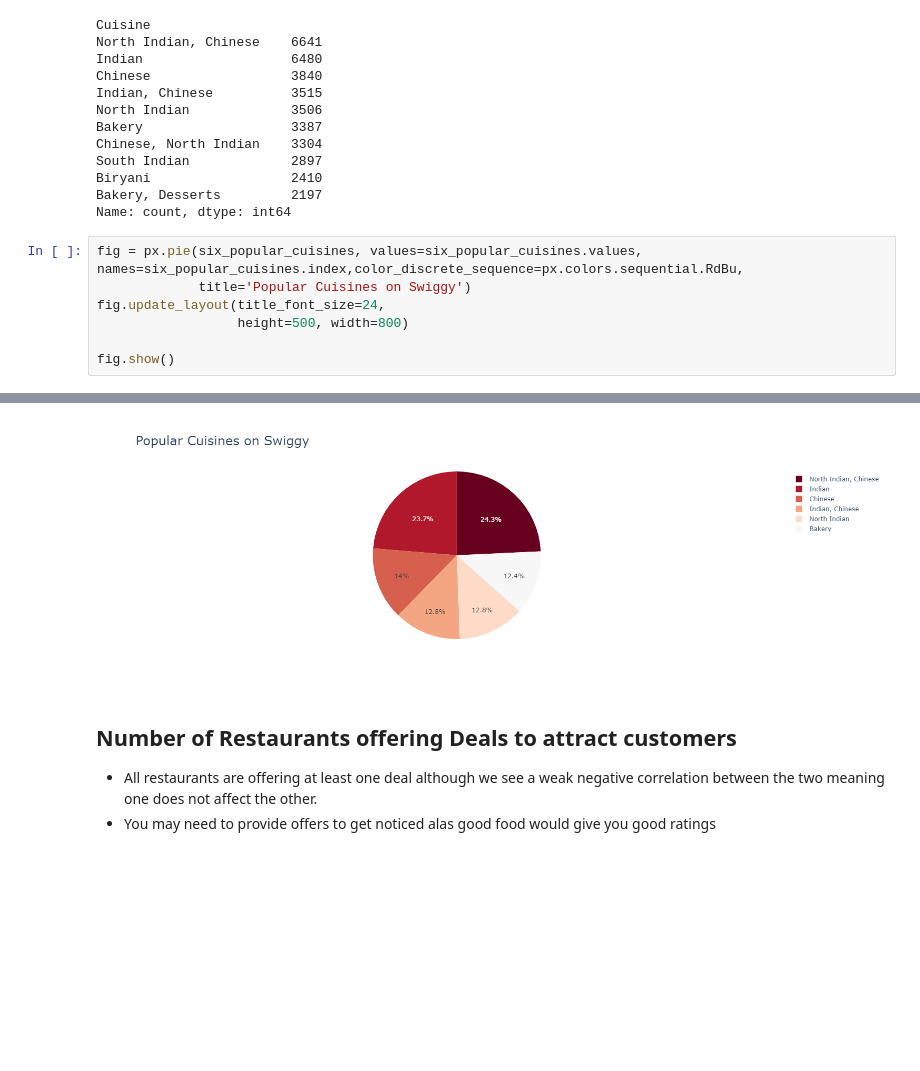
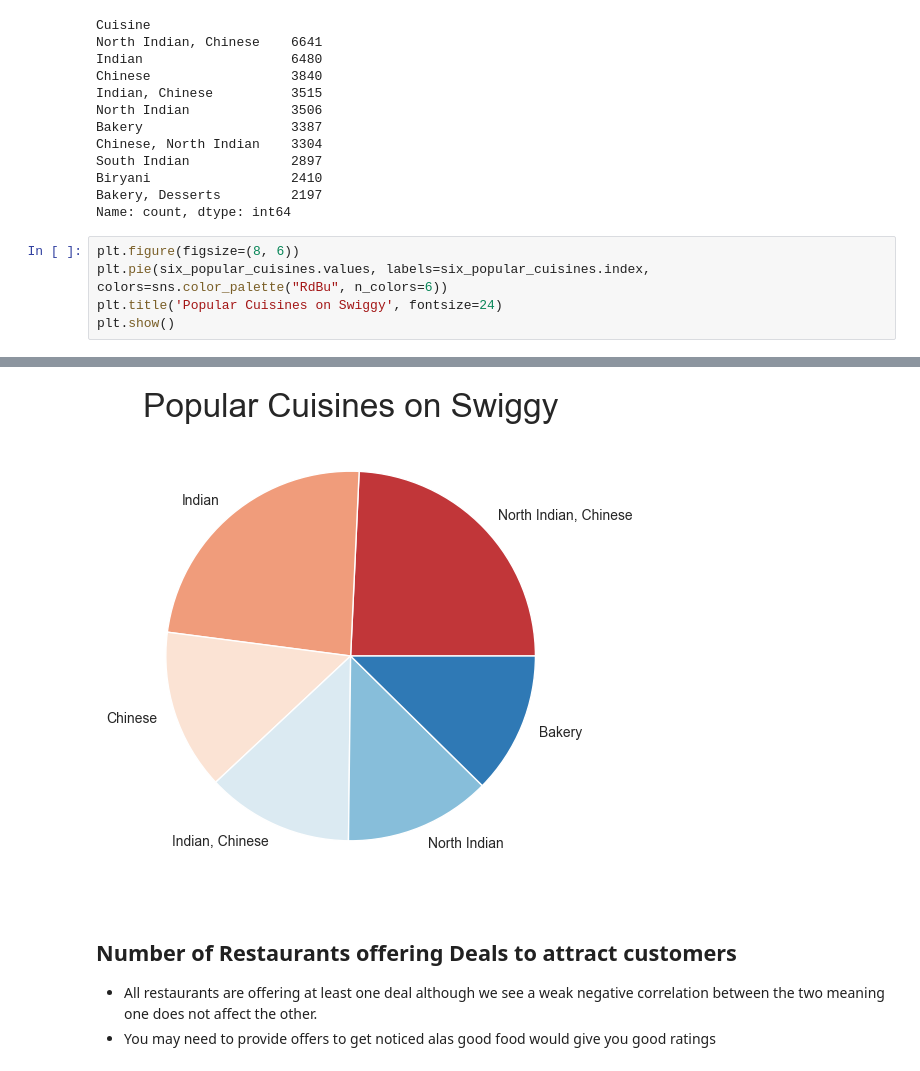
Before and after one commit to bishnoi322/Data_analysis_projects, a Jupyter notebook: Restaurants_analysis/swiggy.ipynb, the cells around one changed output, grey strips where cells are left out. Cells and saved outputs as stored; diff of their text form; blank space fills up the shorter version.

```diff
--- a/Restaurants_analysis/swiggy.ipynb
+++ b/Restaurants_analysis/swiggy.ipynb
@@ -239,10 +239,8 @@ Biryani                  2410
 Bakery, Desserts         2197
 Name: count, dtype: int64
 # %%
-fig = px.pie(six_popular_cuisines, values=six_popular_cuisines.values, names=six_popular_cuisines.index,color_discrete_sequence=px.colors.sequential.RdBu,
-             title='Popular Cuisines on Swiggy')
-fig.update_layout(title_font_size=24,
-                  height=500, width=800)
-
-fig.show()
+plt.figure(figsize=(8, 6))
+plt.pie(six_popular_cuisines.values, labels=six_popular_cuisines.index, colors=sns.color_palette("RdBu", n_colors=6))
+plt.title('Popular Cuisines on Swiggy', fontsize=24)
+plt.show()
 # %% [output]
@@ -250,4 +247,4 @@ fig.show()
-[figure, old version]
+[figure, new version]
 # %% [markdown]
 ## Number of Restaurants offering Deals to attract customers
 * All restaurants are offering at least one deal although we see a weak negative correlation between the two meaning one does not affect the other.
```
Also changed, not shown: parts of 3 cells of this notebook.
